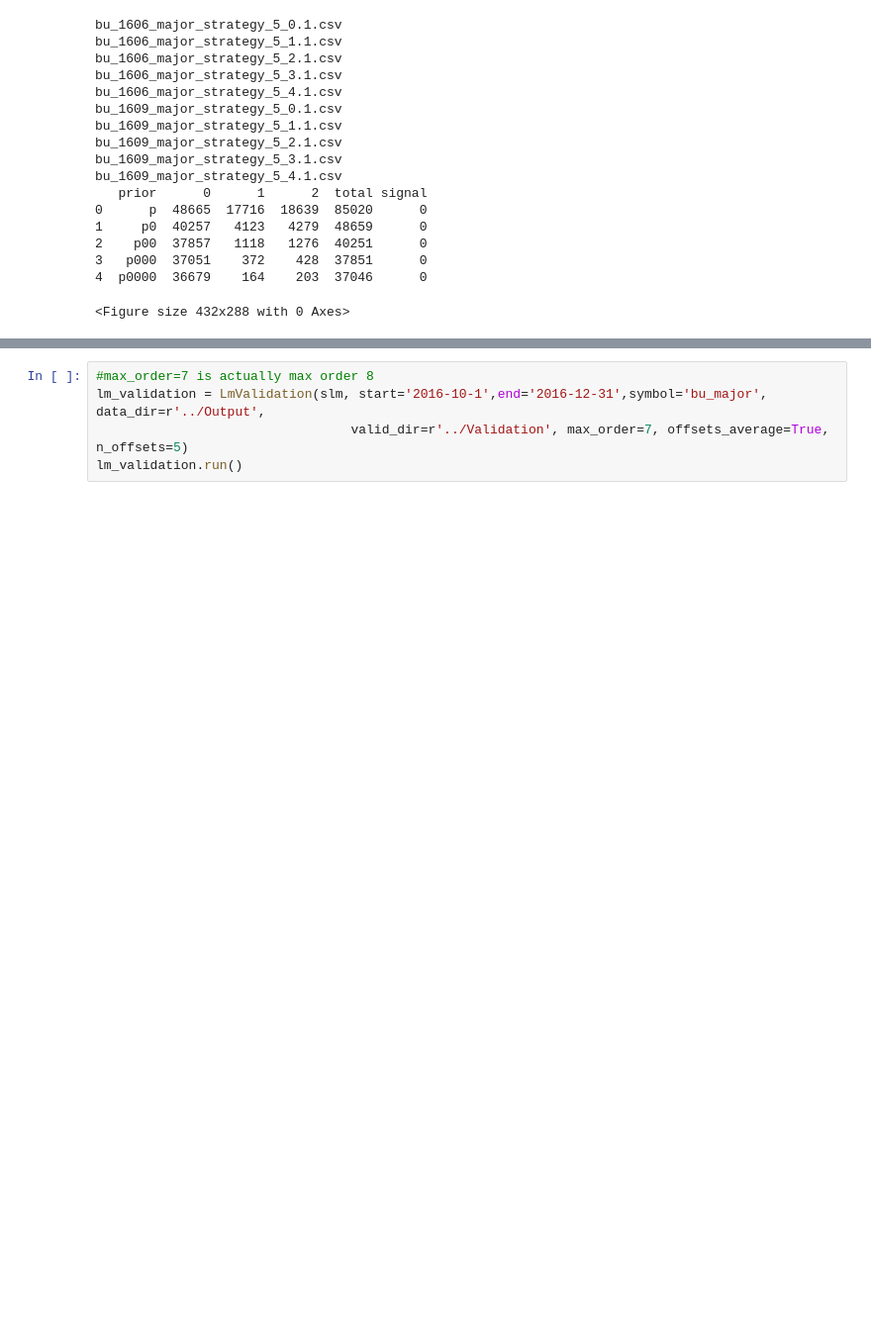
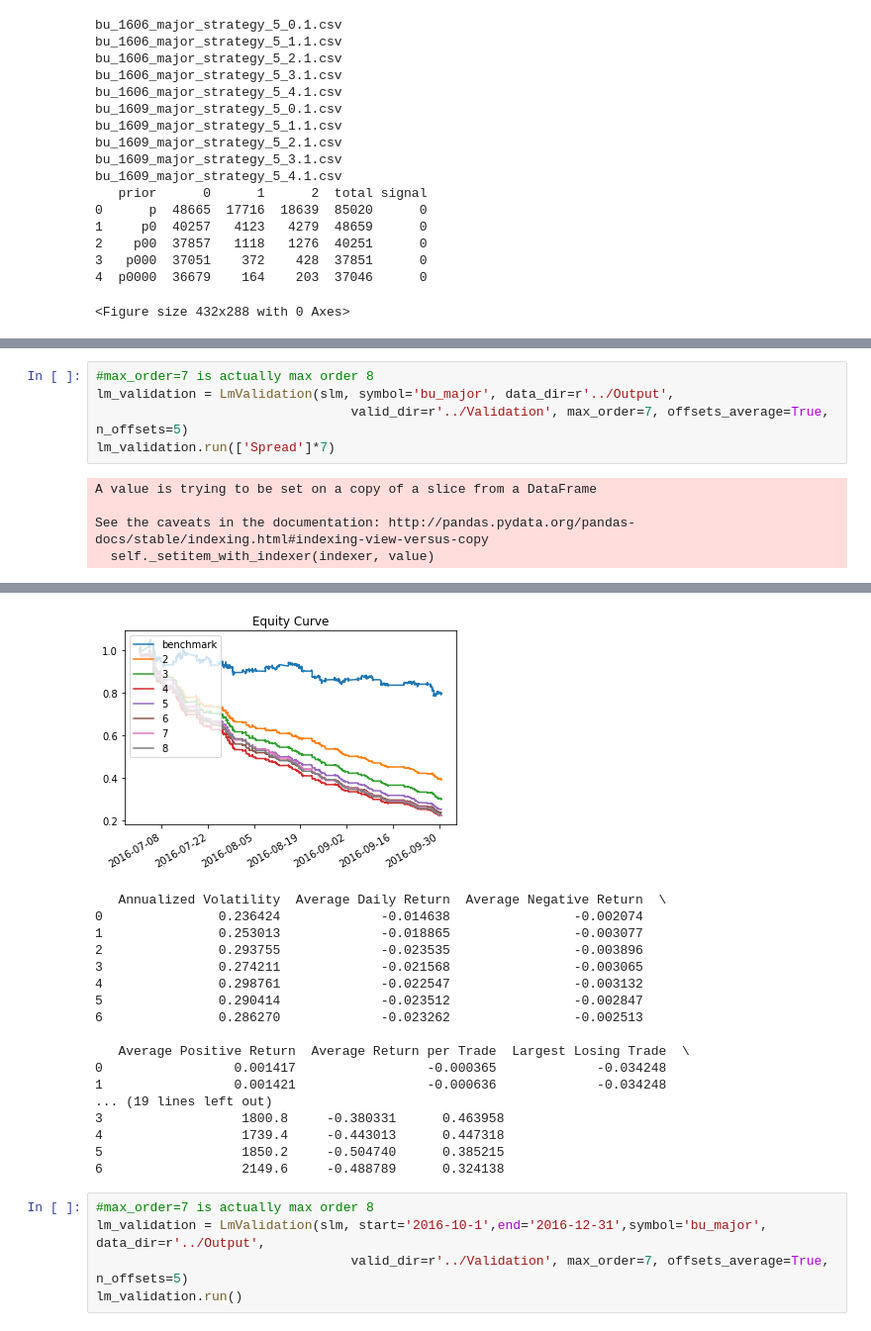
Before and after one commit to dechang227/QishiQR, a Jupyter notebook: MajorContractAnalysis/MajorContract.ipynb, the cells around one changed output, grey strips where cells are left out. Shown: that part at 99% size. Drawn from its saved outputs; the diff is of its cells as text; blank space fills up the shorter version.

```diff
--- a/MajorContractAnalysis/MajorContract.ipynb
+++ b/MajorContractAnalysis/MajorContract.ipynb
@@ -355,0 +395,10 @@ lm_validation.run()
+# %%
+#max_order=7 is actually max order 8
+lm_validation = LmValidation(slm, symbol='bu_major', data_dir=r'../Output',
+                                 valid_dir=r'../Validation', max_order=7, offsets_average=True, n_offsets=5)
+lm_validation.run(['Spread']*7)
+# %% [output]
+A value is trying to be set on a copy of a slice from a DataFrame
+
+See the caveats in the documentation: http://pandas.pydata.org/pandas-docs/stable/indexing.html#indexing-view-versus-copy
+  self._setitem_with_indexer(indexer, value)
@@ -356,3 +422,21 @@ lm_validation.run()
+[figure, added]
+   Annualized Volatility  Average Daily Return  Average Negative Return  \
+0               0.236424             -0.014638                -0.002074
+1               0.253013             -0.018865                -0.003077
+2               0.293755             -0.023535                -0.003896
+3               0.274211             -0.021568                -0.003065
+4               0.298761             -0.022547                -0.003132
+5               0.290414             -0.023512                -0.002847
+6               0.286270             -0.023262                -0.002513
+
+   Average Positive Return  Average Return per Trade  Largest Losing Trade  \
+0                 0.001417                 -0.000365             -0.034248
+1                 0.001421                 -0.000636             -0.034248
+... (19 lines left out)
+3                  1800.8     -0.380331      0.463958
+4                  1739.4     -0.443013      0.447318
+5                  1850.2     -0.504740      0.385215
+6                  2149.6     -0.488789      0.324138
 # %%
 #max_order=7 is actually max order 8
 lm_validation = LmValidation(slm, start='2016-10-1',end='2016-12-31',symbol='bu_major', data_dir=r'../Output',
```
Also changed, not shown: parts of 9 cells of this notebook.
